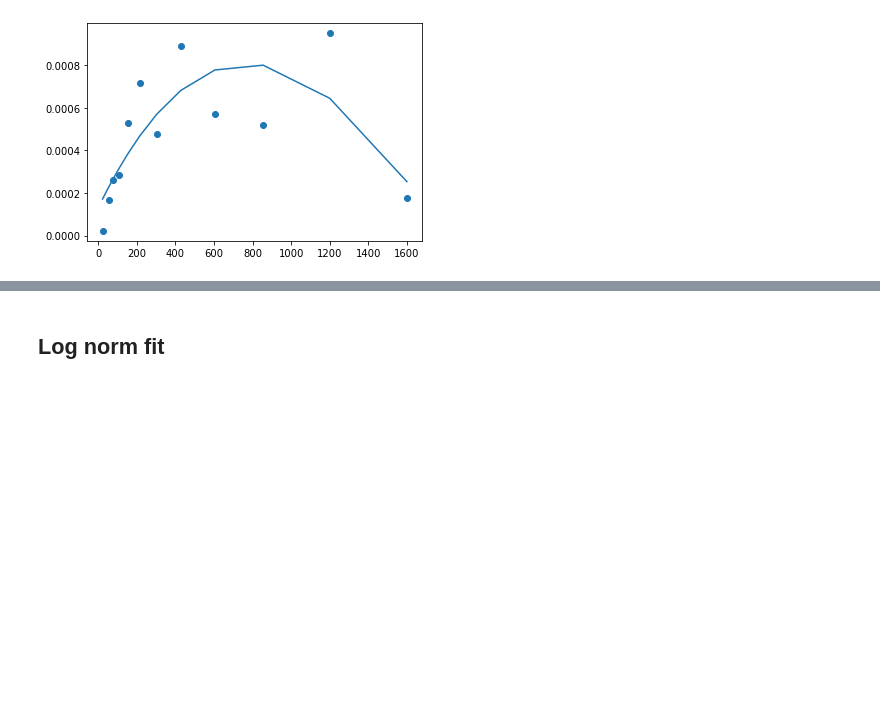
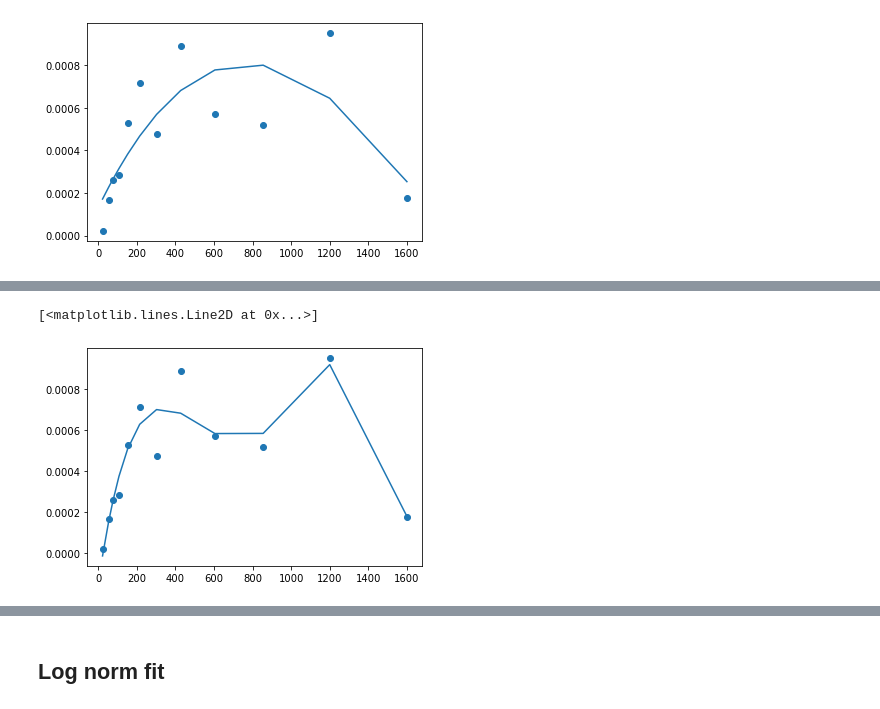
Before and after one commit to sethsomtoo/Particle-size-analysis-with-python, a Jupyter notebook: Project_3/curvefitting.ipynb, the cells around one changed output, grey strips where cells are left out. Drawn from its saved outputs; the diff is of its cells as text; code cells hidden in the pictures; blank space fills up the shorter version.

```diff
--- a/Project_3/curvefitting.ipynb
+++ b/Project_3/curvefitting.ipynb
@@ -158,0 +167,5 @@ plt.plot(x_axis, fit)
+# %%
+def poly2(x, a, b, c, d, e):
+    return a*x**4 + b*x**3 + c*x**2 + d*x + e
+# %%
+params = curve_fit(poly2, x_axis, y_axis)
@@ -158,0 +181,11 @@ plt.plot(x_axis, fit)
+# %%
+polyfit = []
+
+for i in x_axis:
+    polyfit.append(poly2(i, a_fit, b_fit, c_fit, d_fit, e_fit))
+# %%
+plt.scatter(x_axis, y_axis)
+plt.plot(x_axis, polyfit)
+# %% [output]
+[<matplotlib.lines.Line2D at 0x...>]
+[figure, added]
```
Also changed, not shown: parts of 20 cells of this notebook.
